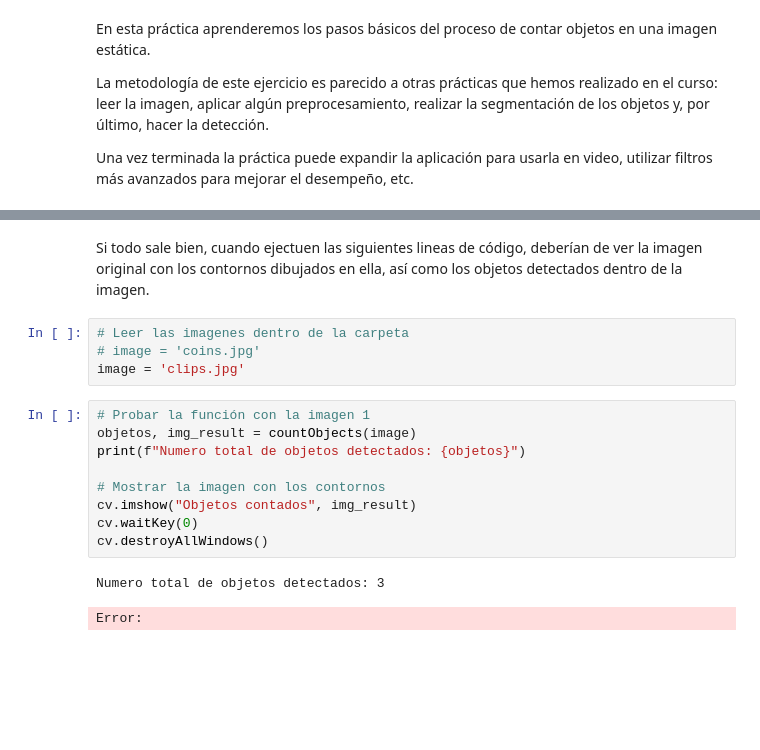
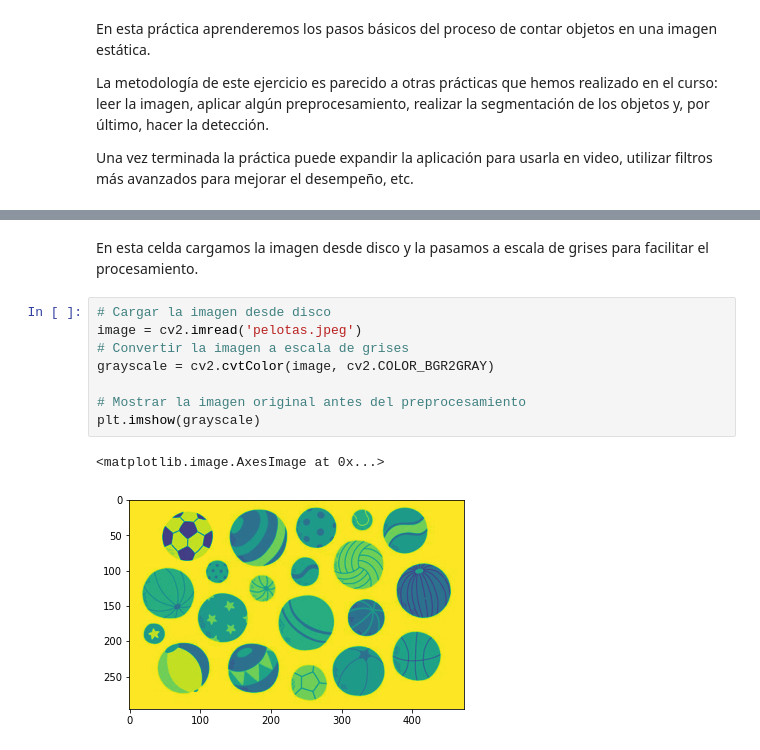
Before and after one commit to CrazyHrodgar/ICASAT2025_CVCourse, a Jupyter notebook: Practicas/ContadorObjetos/countingObjects.ipynb, the cells around one changed output, grey strips where cells are left out. Cells and saved outputs as stored; diff of their text form; blank space fills up the shorter version.

```diff
--- a/Practicas/ContadorObjetos/countingObjects.ipynb
+++ b/Practicas/ContadorObjetos/countingObjects.ipynb
@@ -86,18 +20,13 @@ def countObjects(path, minimum_area=100):
-# %% [markdown]
-Si todo sale bien, cuando ejectuen las siguientes lineas de código, deberían de ver la imagen original con los contornos dibujados en ella, así como los objetos detectados dentro de la imagen.
-# %%
-# Leer las imagenes dentro de la carpeta
-# image = 'coins.jpg'
-image = 'clips.jpg'
-# %%
-# Probar la función con la imagen 1
-objetos, img_result = countObjects(image)
-print(f"Numero total de objetos detectados: {objetos}")
-
-# Mostrar la imagen con los contornos
-cv.imshow("Objetos contados", img_result)
-cv.waitKey(0)
-cv.destroyAllWindows()
-# %% [output]
-Numero total de objetos detectados: 3
-Error:
+# %% [markdown]
+En esta celda cargamos la imagen desde disco y la pasamos a escala de grises para facilitar el procesamiento.
+# %%
+# Cargar la imagen desde disco
+image = cv2.imread('pelotas.jpeg')
+# Convertir la imagen a escala de grises
+grayscale = cv2.cvtColor(image, cv2.COLOR_BGR2GRAY)
+
+# Mostrar la imagen original antes del preprocesamiento
+plt.imshow(grayscale)
+# %% [output]
+<matplotlib.image.AxesImage at 0x...>
+[figure, added]
```
Also changed, not shown: parts of 12 cells of this notebook, 14 other files.
